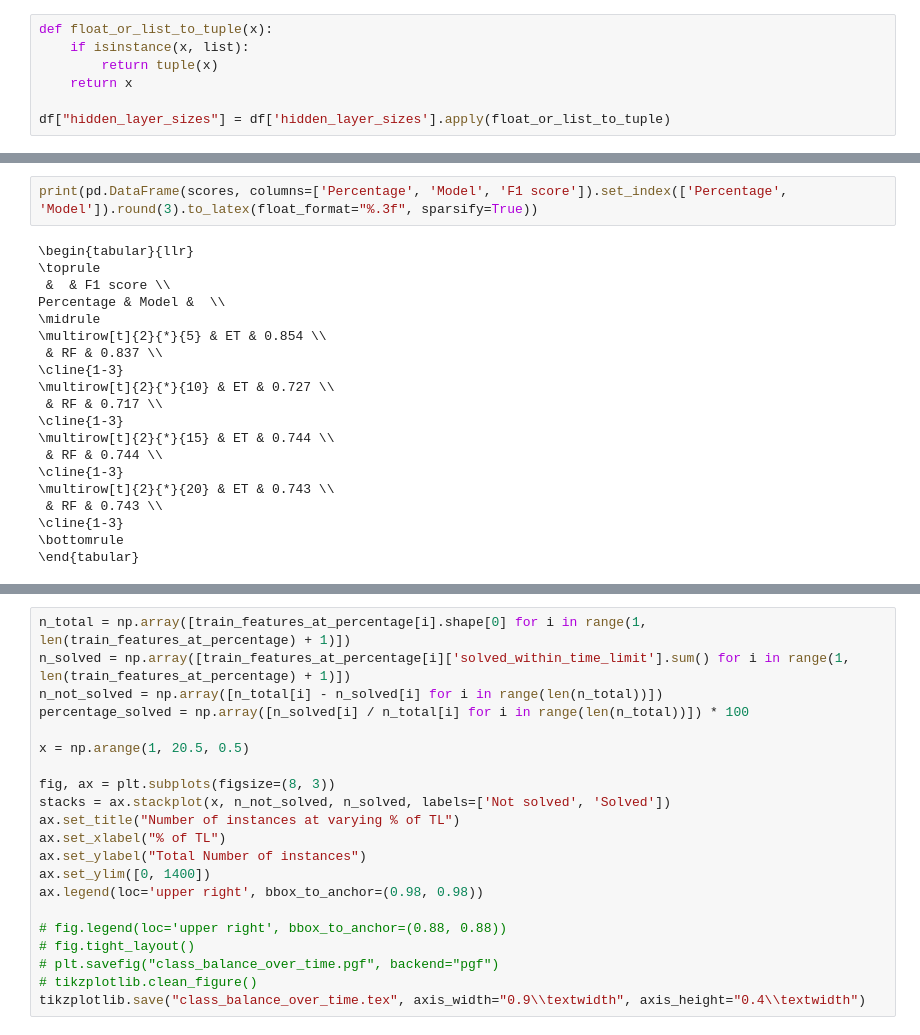
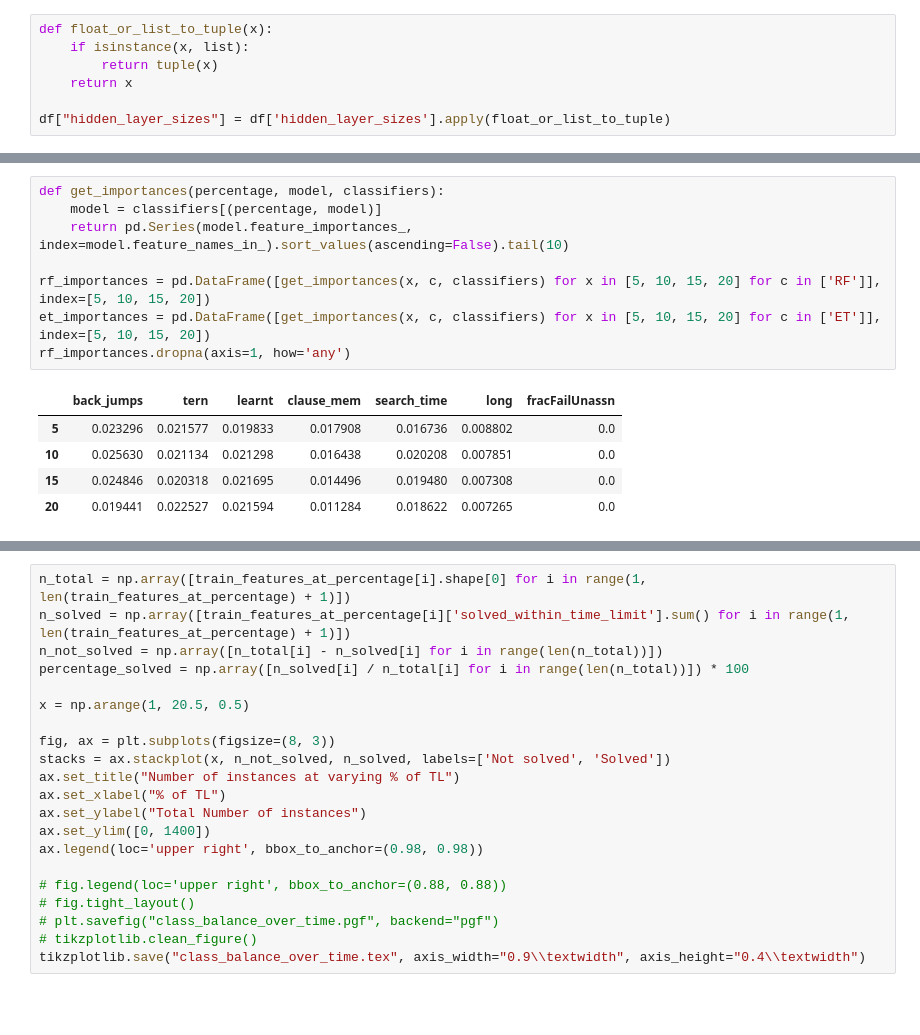
Before and after one commit to IDMP-B-2022/done-soon, a Jupyter notebook: notebooks/plots.ipynb, the cells around one changed output, grey strips where cells are left out. Drawn from its saved outputs; the diff is of its cells as text; blank space fills up the shorter version.

```diff
--- a/notebooks/plots.ipynb
+++ b/notebooks/plots.ipynb
@@ -322,22 +364,14 @@ F1 score for RF at 20%: 0.742857142857143
-# %%
-print(pd.DataFrame(scores, columns=['Percentage', 'Model', 'F1 score']).set_index(['Percentage', 'Model']).round(3).to_latex(float_format="%.3f", sparsify=True))
-# %% [output]
-\begin{tabular}{llr}
-\toprule
- &  & F1 score \\
-Percentage & Model &  \\
-\midrule
-\multirow[t]{2}{*}{5} & ET & 0.854 \\
- & RF & 0.837 \\
-\cline{1-3}
-\multirow[t]{2}{*}{10} & ET & 0.727 \\
- & RF & 0.717 \\
-\cline{1-3}
-\multirow[t]{2}{*}{15} & ET & 0.744 \\
- & RF & 0.744 \\
-\cline{1-3}
-\multirow[t]{2}{*}{20} & ET & 0.743 \\
- & RF & 0.743 \\
-\cline{1-3}
-\bottomrule
-\end{tabular}
+# %%
+def get_importances(percentage, model, classifiers):
+    model = classifiers[(percentage, model)]
+    return pd.Series(model.feature_importances_, index=model.feature_names_in_).sort_values(ascending=False).tail(10)
+
+rf_importances = pd.DataFrame([get_importances(x, c, classifiers) for x in [5, 10, 15, 20] for c in ['RF']], index=[5, 10, 15, 20])
+et_importances = pd.DataFrame([get_importances(x, c, classifiers) for x in [5, 10, 15, 20] for c in ['ET']], index=[5, 10, 15, 20])
+rf_importances.dropna(axis=1, how='any')
+# %% [output]
+|  | back_jumps | tern | learnt | clause_mem | search_time | long | fracFailUnassn |
+| 5 | 0.023296 | 0.021577 | 0.019833 | 0.017908 | 0.016736 | 0.008802 | 0.0 |
+| 10 | 0.025630 | 0.021134 | 0.021298 | 0.016438 | 0.020208 | 0.007851 | 0.0 |
+| 15 | 0.024846 | 0.020318 | 0.021695 | 0.014496 | 0.019480 | 0.007308 | 0.0 |
+| 20 | 0.019441 | 0.022527 | 0.021594 | 0.011284 | 0.018622 | 0.007265 | 0.0 |
```
Also changed, not shown: parts of 11 cells of this notebook.
